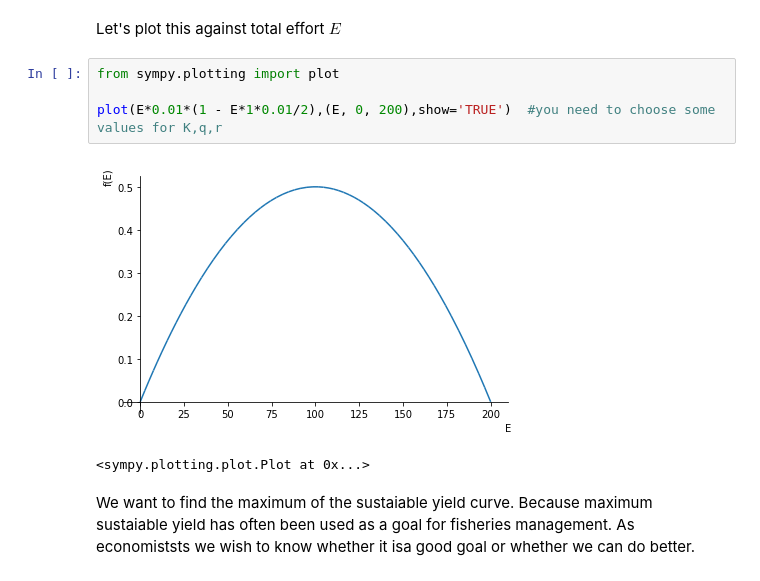
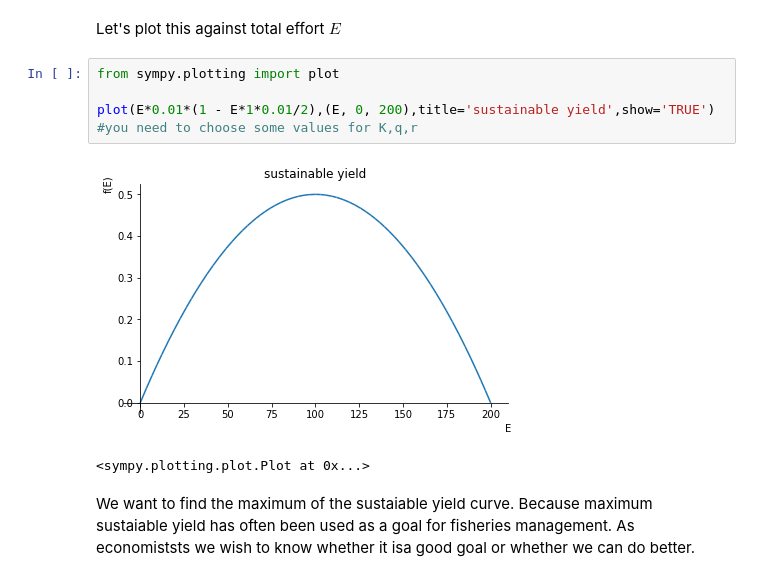
Before and after one commit to babycamel/afew, a Jupyter notebook: afew-present-5.ipynb, the cells around one changed output. Cells and saved outputs as stored; diff of their text form.

```diff
--- a/afew-present-5.ipynb
+++ b/afew-present-5.ipynb
@@ -87,9 +87,9 @@ Let's plot this against total effort $E$
 # %%
 from sympy.plotting import plot
 
-plot(E*0.01*(1 - E*1*0.01/2),(E, 0, 200),show='TRUE')  #you need to choose some values for K,q,r
+plot(E*0.01*(1 - E*1*0.01/2),(E, 0, 200),title='sustainable yield',show='TRUE')  #you need to choose some values for K,q,r
 # %% [output]
-[figure, old version]
+[figure, new version]
 <sympy.plotting.plot.Plot at 0x...>
 # %% [markdown]
 We want to find the maximum of the sustaiable yield curve. Because maximum sustaiable yield has often been used as a goal for fisheries management. As economiststs we wish to know whether it isa good goal or whether we can do better.
```
Also changed, not shown: parts of 2 cells of this notebook.
